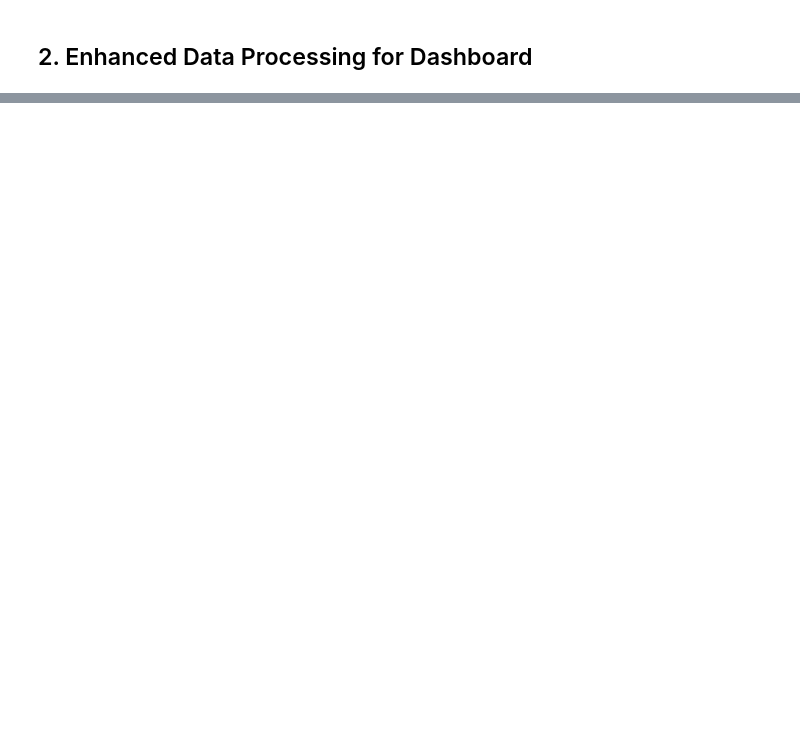
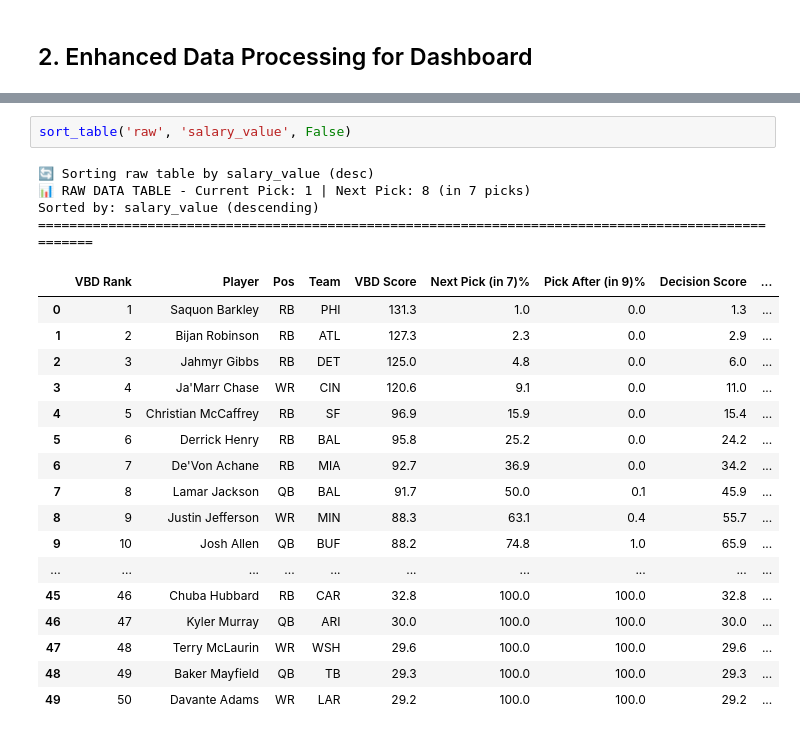
Before and after one commit to ban5104/fantasy-football, a Jupyter notebook: espn_probability_matrix.ipynb, the cells around one changed output, grey strips where cells are left out. Saved outputs shown, nothing was run; the diff lists cells and outputs as text; blank space fills up the shorter version.

```diff
--- a/espn_probability_matrix.ipynb
+++ b/espn_probability_matrix.ipynb
@@ -627,0 +508,24 @@ Use the interactive controls above to customize your view and track your draft!
+# %%
+sort_table('raw', 'salary_value', False)
+# %% [output]
+🔄 Sorting raw table by salary_value (desc)
+📊 RAW DATA TABLE - Current Pick: 1 | Next Pick: 8 (in 7 picks)
+Sorted by: salary_value (descending)
+====================================================================================================
+|  | VBD Rank | Player | Pos | Team | VBD Score | Next Pick (in 7)% | Pick After (in 9)% | Decision Score | ... |
+| 0 | 1 | Saquon Barkley | RB | PHI | 131.3 | 1.0 | 0.0 | 1.3 | ... |
+| 1 | 2 | Bijan Robinson | RB | ATL | 127.3 | 2.3 | 0.0 | 2.9 | ... |
+| 2 | 3 | Jahmyr Gibbs | RB | DET | 125.0 | 4.8 | 0.0 | 6.0 | ... |
+| 3 | 4 | Ja'Marr Chase | WR | CIN | 120.6 | 9.1 | 0.0 | 11.0 | ... |
+| 4 | 5 | Christian McCaffrey | RB | SF | 96.9 | 15.9 | 0.0 | 15.4 | ... |
+| 5 | 6 | Derrick Henry | RB | BAL | 95.8 | 25.2 | 0.0 | 24.2 | ... |
+| 6 | 7 | De'Von Achane | RB | MIA | 92.7 | 36.9 | 0.0 | 34.2 | ... |
+| 7 | 8 | Lamar Jackson | QB | BAL | 91.7 | 50.0 | 0.1 | 45.9 | ... |
+| 8 | 9 | Justin Jefferson | WR | MIN | 88.3 | 63.1 | 0.4 | 55.7 | ... |
+| 9 | 10 | Josh Allen | QB | BUF | 88.2 | 74.8 | 1.0 | 65.9 | ... |
+| ... | ... | ... | ... | ... | ... | ... | ... | ... | ... |
+| 45 | 46 | Chuba Hubbard | RB | CAR | 32.8 | 100.0 | 100.0 | 32.8 | ... |
+| 46 | 47 | Kyler Murray | QB | ARI | 30.0 | 100.0 | 100.0 | 30.0 | ... |
+| 47 | 48 | Terry McLaurin | WR | WSH | 29.6 | 100.0 | 100.0 | 29.6 | ... |
+| 48 | 49 | Baker Mayfield | QB | TB | 29.3 | 100.0 | 100.0 | 29.3 | ... |
+| 49 | 50 | Davante Adams | WR | LAR | 29.2 | 100.0 | 100.0 | 29.2 | ... |
```
Also changed, not shown: parts of 23 cells of this notebook, 3 other files.
